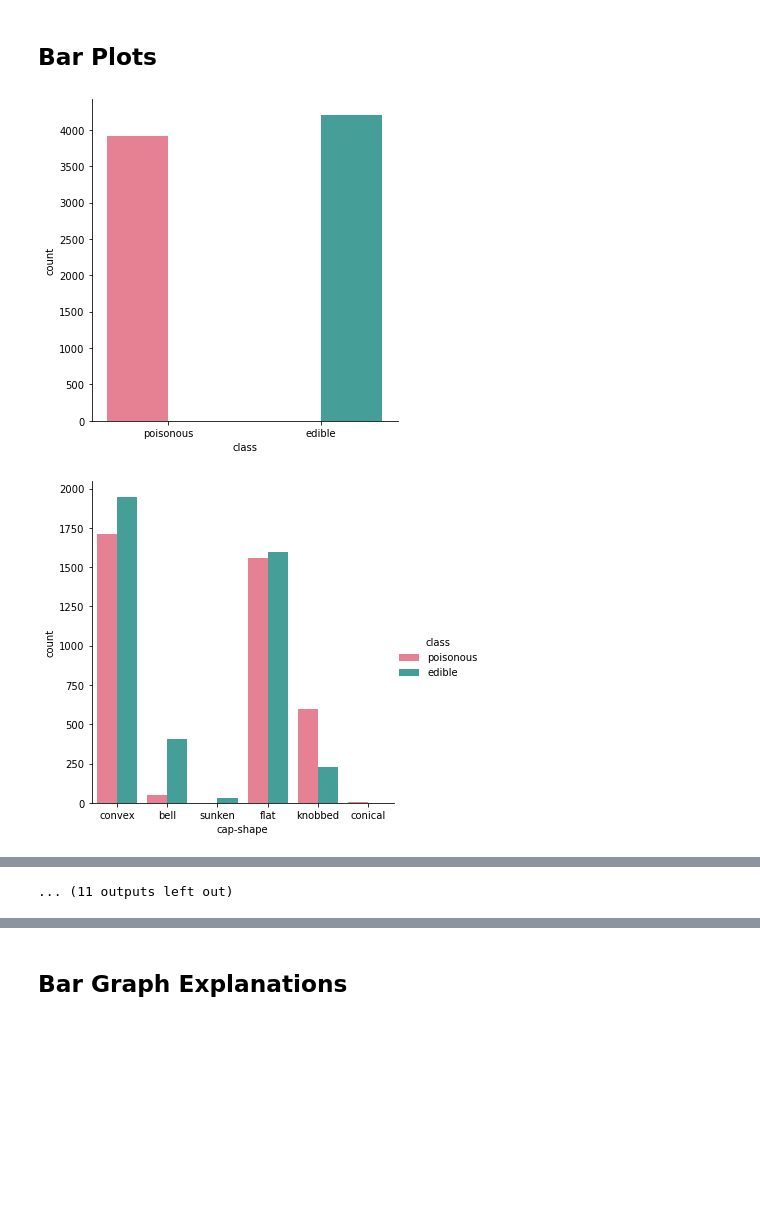
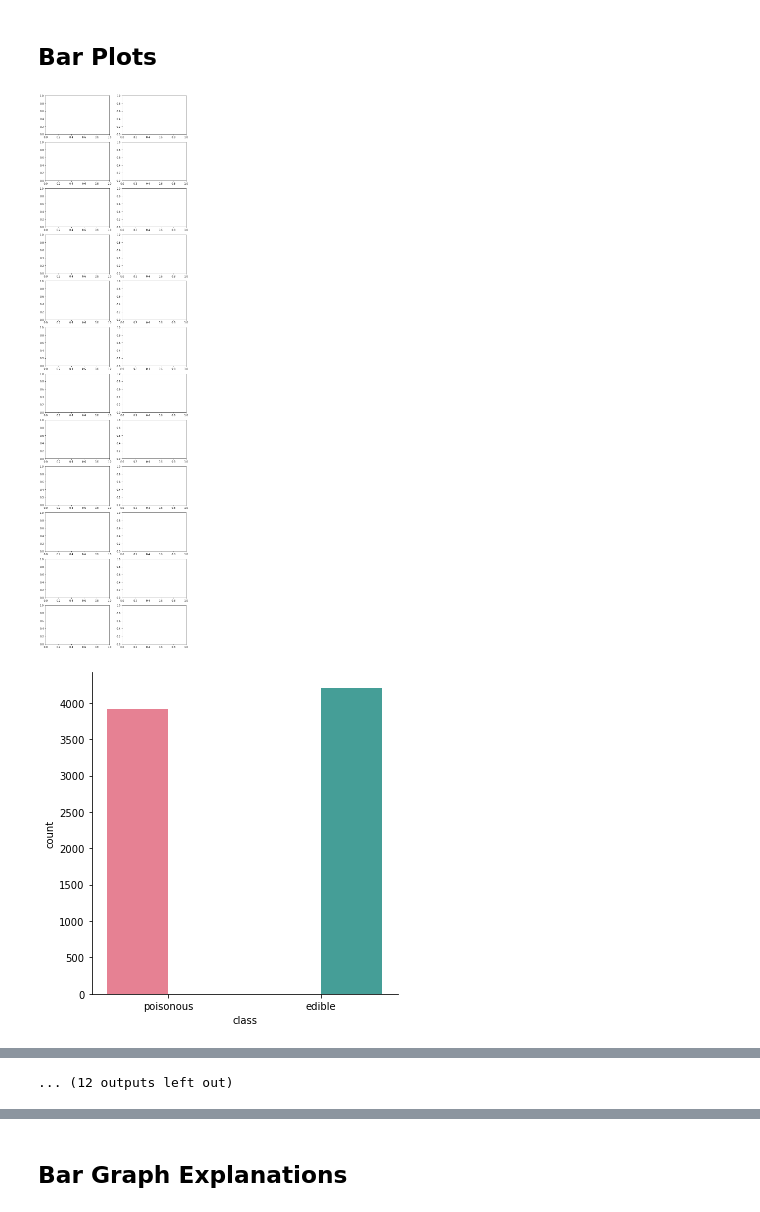
Before and after one commit to raizelistaken/Classification_project3, a Jupyter notebook: Wed.ipynb, the cells around one changed output, grey strips where cells are left out. Cells and saved outputs as stored; diff of their text form; code cells hidden in the pictures; blank space fills up the shorter version.

Commit message:
graph is 2x12 instead of 1x24

```diff
--- a/Wed.ipynb
+++ b/Wed.ipynb
@@ -53,10 +53,14 @@ Index(['class', 'cap-shape', 'cap-surface', 'cap-color', 'bruises', 'odor',
 # %% [markdown]
 ## Bar Plots
 # %%
+fig, axes = plt.subplots (ncols = 2, nrows = 12, figsize = (10, 40))
+
 for i, column in enumerate(df):
-    sns.catplot(x=column, hue="class", kind='count', data=df, palette = 'husl')
+    ax = axes[i//2][i%2]
+    fig = sns.catplot(x=column, hue="class", kind='count', data=df, palette = 'husl', ax=ax)
+#     plt.close()
 
 plt.savefig('bargraphsPE.jpg')
 # %% [output]
-[figure, old version]
+[figure, new version]
-[figure, old version]
+[figure, new version]
@@ -73 +77 @@ plt.savefig('bargraphsPE.jpg')
-... (11 outputs left out)
+... (12 outputs left out)
```
Also changed, not shown: parts of 6 cells of this notebook.
